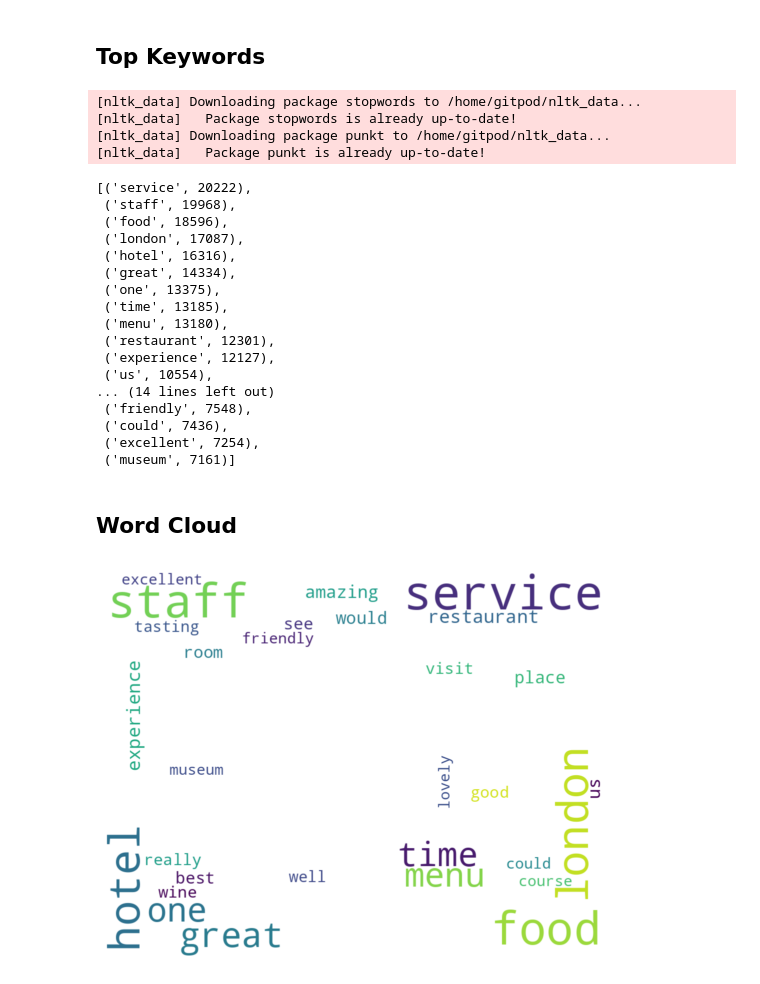
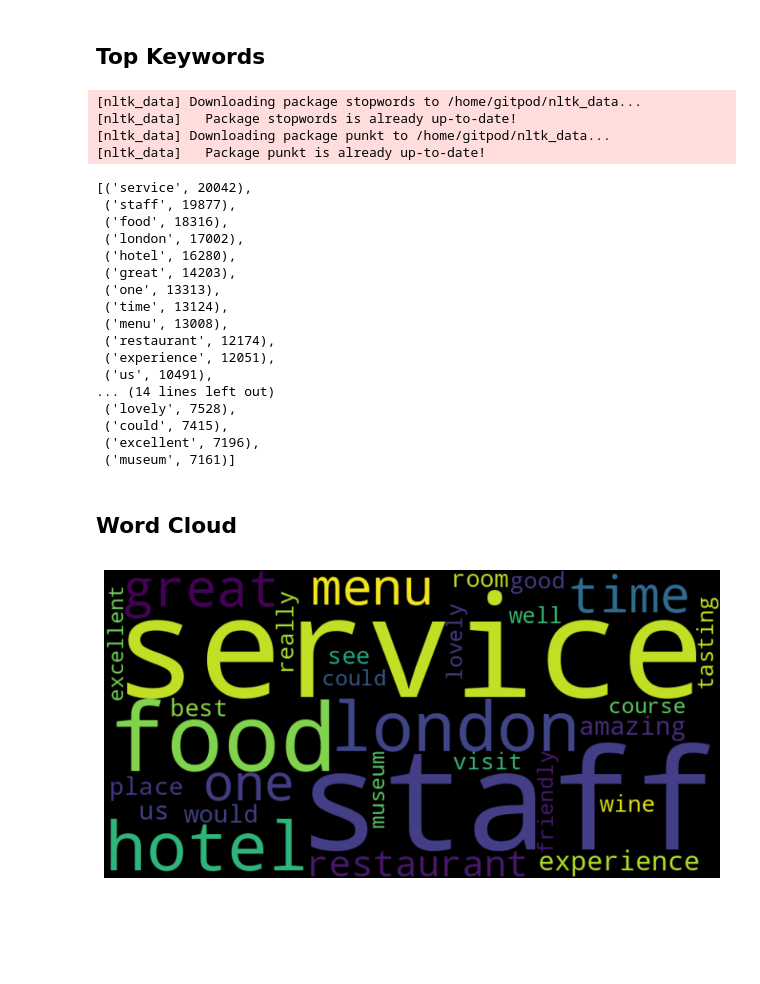
Before and after one commit to George-Michael-Dagogo/IMDB_tutorial, a Jupyter notebook: Tari_csv/tari_explore.ipynb, the cells around one changed output. Saved outputs shown, nothing was run; the diff lists cells and outputs as text; code cells hidden in the pictures; blank space fills up the shorter version.

```diff
--- a/Tari_csv/tari_explore.ipynb
+++ b/Tari_csv/tari_explore.ipynb
@@ -369,7 +332,0 @@ ed
-# %%
-# Convert 'date_written' column to date_writtentime format
-ed['date_written'] = pd.to_datetime(ed['date_written'], errors='coerce')
-
-# Format the 'date_written' column to the desired format ('June 2023')
-ed['date_written'] = ed['date_written'].dt.strftime('%B %Y')
-ed
@@ -468,44 +413,40 @@ top_keywords
 [nltk_data]   Package stopwords is already up-to-date!
 [nltk_data] Downloading package punkt to /home/gitpod/nltk_data...
 [nltk_data]   Package punkt is already up-to-date!
-[('service', 20222),
- ('staff', 19968),
- ('food', 18596),
- ('london', 17087),
- ('hotel', 16316),
- ('great', 14334),
- ('one', 13375),
- ('time', 13185),
- ('menu', 13180),
- ('restaurant', 12301),
- ('experience', 12127),
- ('us', 10554),
+[('service', 20042),
+ ('staff', 19877),
+ ('food', 18316),
+ ('london', 17002),
+ ('hotel', 16280),
+ ('great', 14203),
+ ('one', 13313),
+ ('time', 13124),
+ ('menu', 13008),
+ ('restaurant', 12174),
+ ('experience', 12051),
+ ('us', 10491),
 ... (14 lines left out)
- ('friendly', 7548),
- ('could', 7436),
- ('excellent', 7254),
+ ('lovely', 7528),
+ ('could', 7415),
+ ('excellent', 7196),
  ('museum', 7161)]
 # %% [markdown]
 ## Word Cloud
 # %%
-from PIL import Image
-import numpy as np
 from wordcloud import WordCloud
 import matplotlib.pyplot as plt
 
-london_map = np.array(Image.open("/workspace/IMDB_tutorial/Tari_csv/pngegg.png"))
 
-# Assuming you have a variable 'text_data' with your processed text data
-# If not, make sure to preprocess the text data as mentioned in previous responses
+# Convert the list of tuples to a dictionary for WordCloud input
 wordcloud_dict = dict(top_keywords)
 
-
-wordcloud = WordCloud(width=800, height=400, background_color='white', mask=london_map).generate_from_frequencies(wordcloud_dict)
+# Create a WordCloud object
+wordcloud = WordCloud(width=800, height=400, background_color='black').generate_from_frequencies(wordcloud_dict)
 
 # Display the WordCloud using matplotlib
 plt.figure(figsize=(10, 5))
 plt.imshow(wordcloud, interpolation='bilinear')
-plt.axis('off')
+plt.axis('off')  # Turn off the axis labels
 plt.show()
 # %% [output]
-[figure, old version]
+[figure, new version]
```
Also changed, not shown: parts of 8 cells of this notebook.
